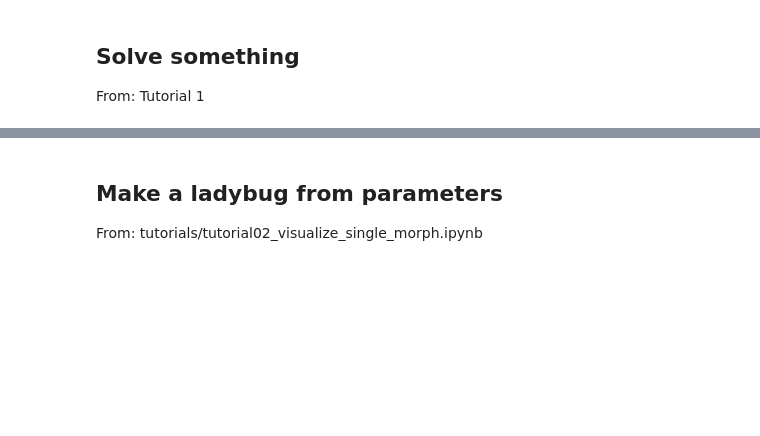
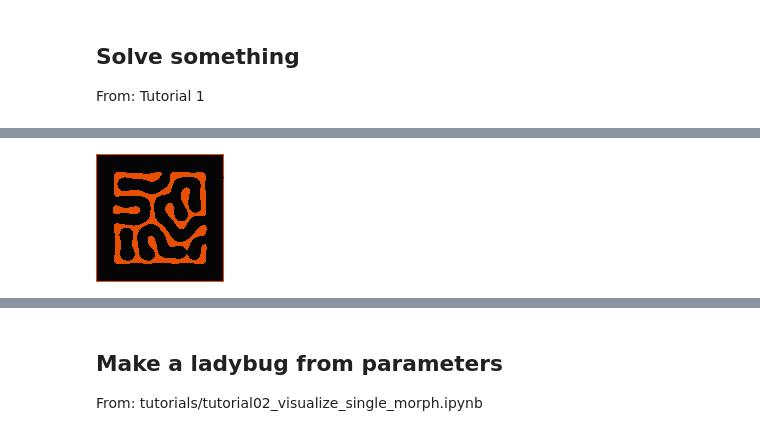
Before and after one commit to cxinsys/lpf, a Jupyter notebook: lpf_colab.ipynb, the cells around one changed output, grey strips where cells are left out. Saved outputs shown, nothing was run; the diff lists cells and outputs as text; code cells hidden in the pictures; blank space fills up the shorter version.

```diff
--- a/lpf_colab.ipynb
+++ b/lpf_colab.ipynb
@@ -71,0 +100,5 @@ From: Tutorial 1
+# %%
+# Create the output directory.
+str_now = datetime.now().strftime('%Y%m%d-%H%M%S')
+dpath_output = pjoin(osp.abspath("./output"), "experiment_batch_%s" % (str_now))
+os.makedirs(dpath_output, exist_ok=True)
@@ -71,0 +205,4 @@ From: Tutorial 1
+# %%
+# Generated images
+dpath_images = pjoin(dpath_output, "model_1")
+dpath_images
@@ -71,0 +232,6 @@ From: Tutorial 1
+# %%
+# Show the pattern at last.
+img_pattern = Image.open(pjoin(dpath_images, "pattern_500000.png"))
+img_pattern
+# %% [output]
+[figure, added]
```
Also changed, not shown: parts of 20 cells of this notebook.
